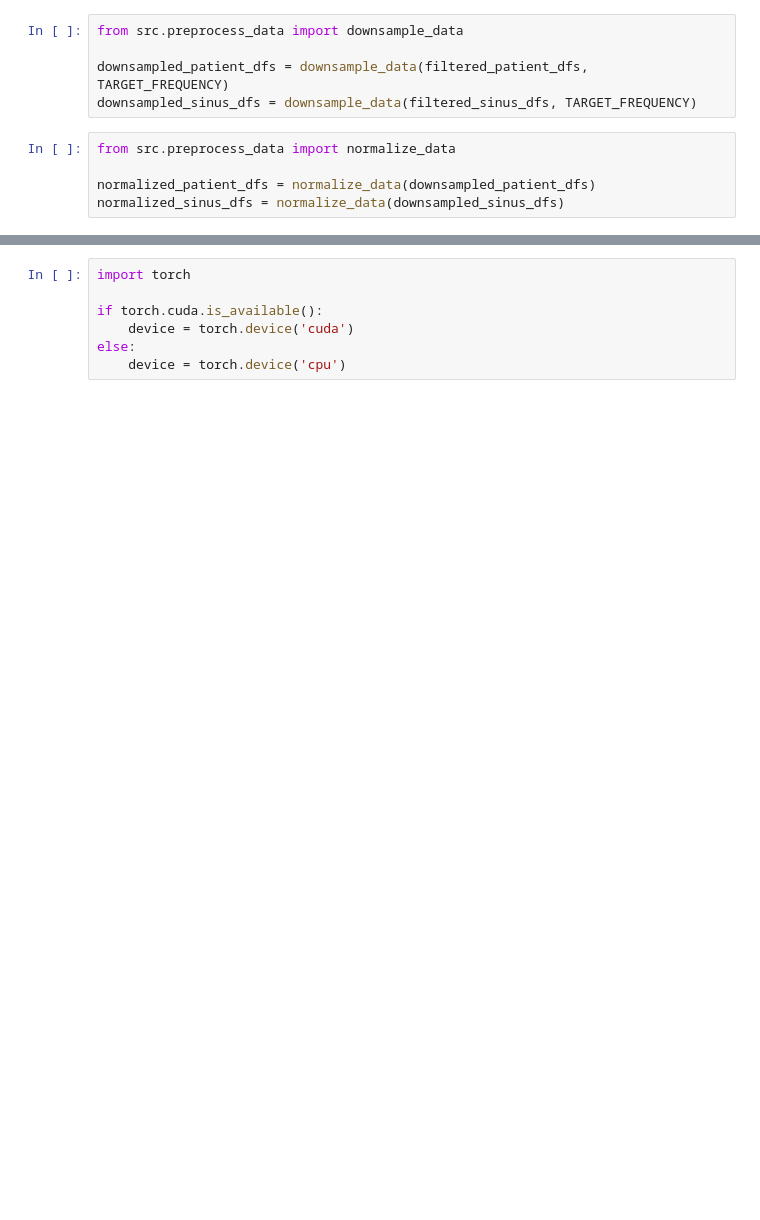
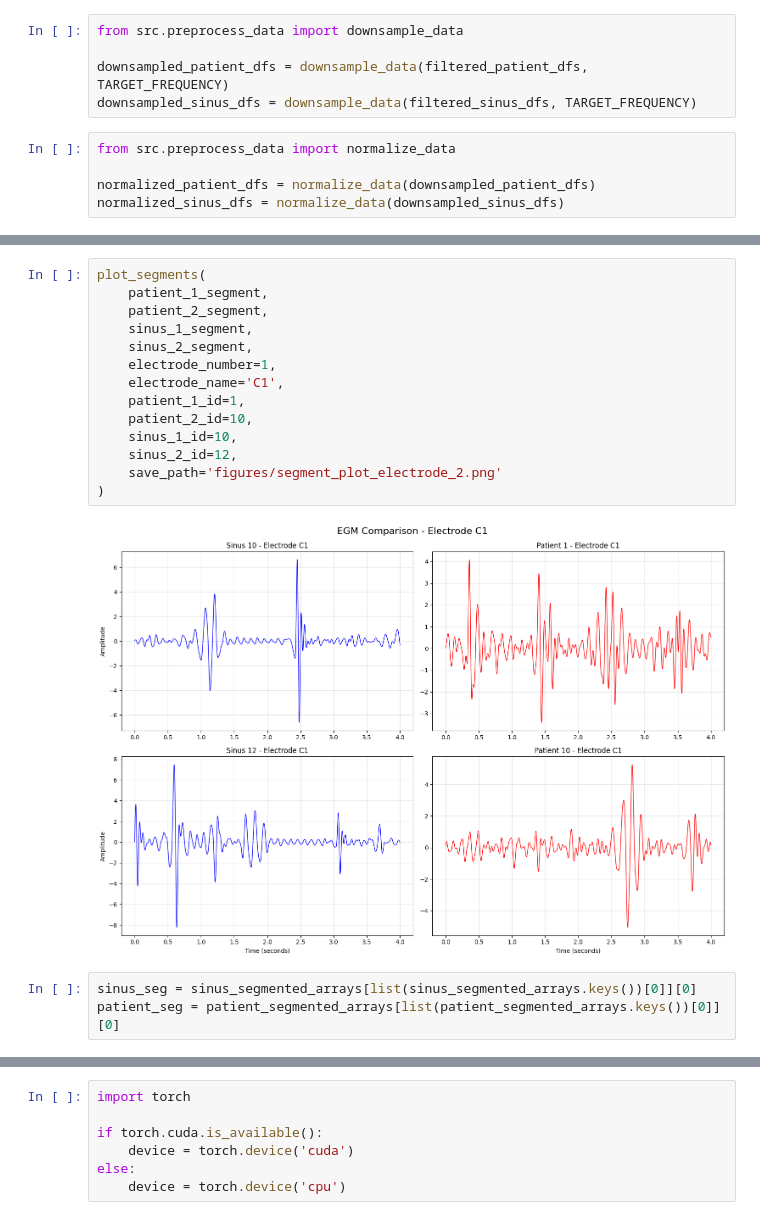
Before and after one commit to mirzasharmin1/EGM-arrythmia-detection, a Jupyter notebook: notebook.ipynb, the cells around one changed output, grey strips where cells are left out. Saved outputs shown, nothing was run; the diff lists cells and outputs as text; blank space fills up the shorter version.

```diff
--- a/notebook.ipynb
+++ b/notebook.ipynb
@@ -52,0 +142,19 @@ Segmenting into 4-second segments (1600 samples each)...
+# %%
+plot_segments(
+    patient_1_segment,
+    patient_2_segment,
+    sinus_1_segment,
+    sinus_2_segment,
+    electrode_number=1,
+    electrode_name='C1',
+    patient_1_id=1,
+    patient_2_id=10,
+    sinus_1_id=10,
+    sinus_2_id=12,
+    save_path='figures/segment_plot_electrode_2.png'
+)
+# %% [output]
+[figure, added]
+# %%
+sinus_seg = sinus_segmented_arrays[list(sinus_segmented_arrays.keys())[0]][0]
+patient_seg = patient_segmented_arrays[list(patient_segmented_arrays.keys())[0]][0]
```
Also changed, not shown: parts of 28 cells of this notebook, 9 other files.
